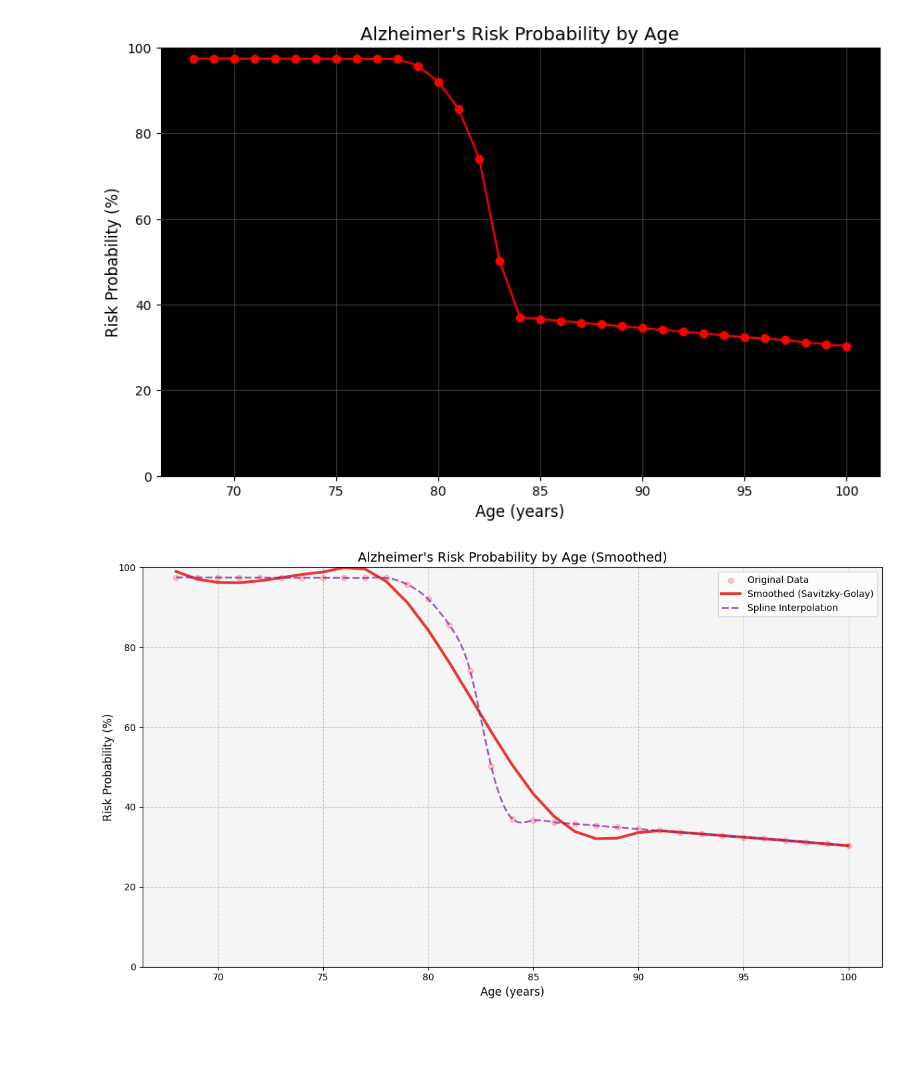
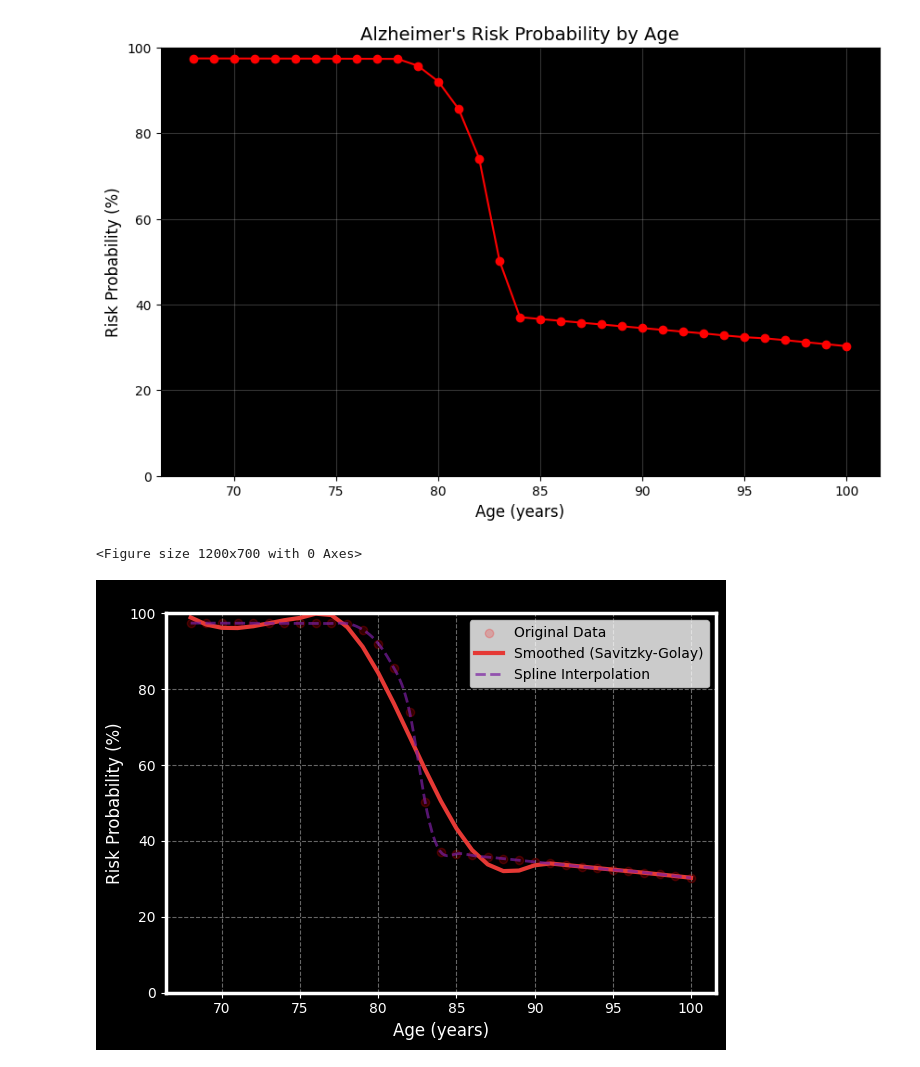
Before and after one commit to Spakshots/NeuroCurve, a Jupyter notebook: NeuroPy/nnTest.ipynb, the cells around one changed output. Saved outputs shown, nothing was run; the diff lists cells and outputs as text; code cells hidden in the pictures; blank space fills up the shorter version.

Commit message:
improving old graphs

```diff
--- a/NeuroPy/nnTest.ipynb
+++ b/NeuroPy/nnTest.ipynb
@@ -181,41 +181,52 @@ def plot_risk_over_age2(model, age_variants_df, scaler):
 
     model.eval()
     with torch.no_grad():
         probs = model(X_pred_tensor).numpy()
 
     risk_percent = probs * 100
     ages = age_variants_df["Age"].values
 
     plt.figure(figsize=(12, 7))
+    plt.figure(facecolor = 'black')
+    plt.scatter(ages, risk_percent, color='red', alpha=0.2, label='Original Data')
 
-    plt.scatter(ages, risk_percent, color='red', alpha=0.2, label='Original Data')
+    ax = plt.gca()
+
+    for spine in ax.spines.values():
+        spine.set_linewidth(2.5)
+        spine.set_color('white')
+
+    ax.tick_params(axis='x', colors='white')
+    ax.tick_params(axis='y', colors='white')
 
     window_size = min(15, len(ages)-1)
     if window_size % 2 == 0: window_size -= 1
     smoothed_sg = savgol_filter(risk_percent.flatten(), window_size, 3)
     plt.plot(ages, smoothed_sg, color='#E53935', linewidth=3, label='Smoothed (Savitzky-Golay)')
 
 
     cs = CubicSpline(ages, risk_percent.flatten())
     ages_smooth = np.linspace(ages.min(), ages.max(), 200)
     smoothed_cs = cs(ages_smooth)
     plt.plot(ages_smooth, smoothed_cs, '--', color='#7B1FA2', linewidth=2, alpha=0.7, label='Spline Interpolation')
+    plt.title("Alzheimer's Risk Probability by Age (Smoothed)", fontsize=14)
+    plt.xlabel("Age (years)", fontsize=12, color = 'white')
+    plt.ylabel("Risk Probability (%)", fontsize=12, color = 'white')
+    plt.ylim(0, 100)
+    plt.grid(True, linestyle='--', alpha=0.8, color = 'grey')
+    plt.gca().set_facecolor('black')
 
-    plt.title("Alzheimer's Risk Probability by Age (Smoothed)", fontsize=14)
-    plt.xlabel("Age (years)", fontsize=12)
-    plt.ylabel("Risk Probability (%)", fontsize=12)
-    plt.ylim(0, 100)
-    plt.grid(True, linestyle='--', alpha=0.4, color = 'grey')
-    plt.gca().set_facecolor('#f5f5f5')
     plt.legend()
     plt.tight_layout()
     plt.show()
 
+
 sample_df = X.iloc[[13]]
 patient_age_risk = generate_age_risk(sample_df)
 plot_risk_over_age2(model, patient_age_risk, scaler)
 # %% [output]
+<Figure size 1200x700 with 0 Axes>
-[figure, old version]
+[figure, new version]
 # %%
 import matplotlib.pyplot as plt
 import numpy as np
```
Also changed, not shown: 1 other file.
